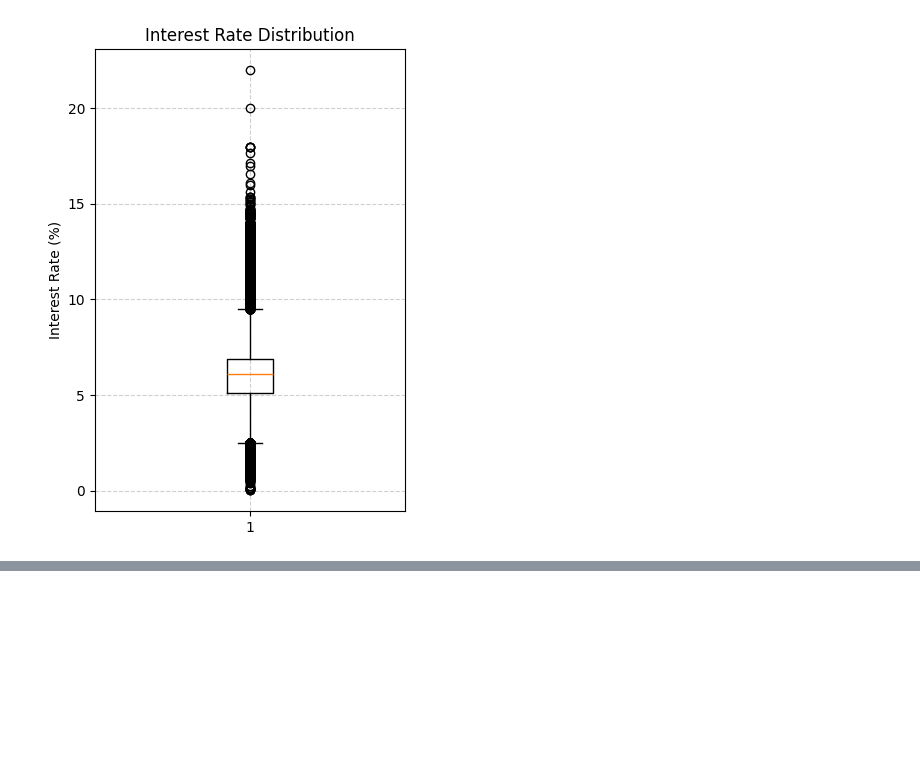
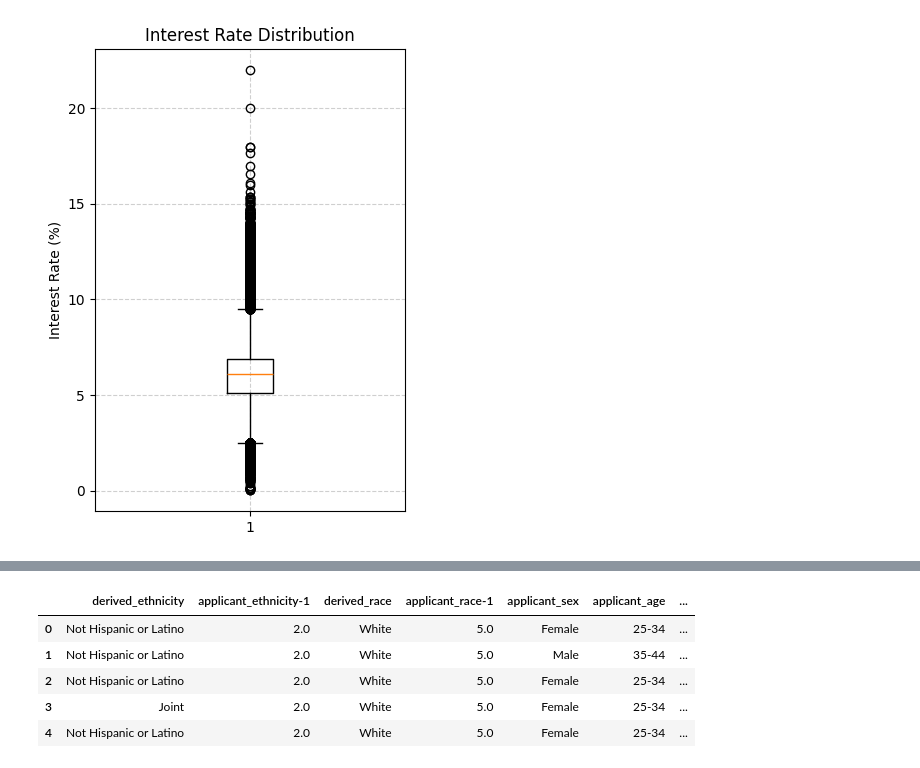
Before and after one commit to wilsonkchung/HMDA-nationwide-sociodemographic-disparities-in-mortgage-interest-rates, a Jupyter notebook: Step3/3A_advanced_EDA.ipynb, the cells around one changed output, grey strips where cells are left out. Drawn from its saved outputs; the diff is of its cells as text; code cells hidden in the pictures; blank space fills up the shorter version.

```diff
--- a/Step3/3A_advanced_EDA.ipynb
+++ b/Step3/3A_advanced_EDA.ipynb
@@ -73,0 +93,21 @@ plt.show()
+# %%
+df = df[
+    ["derived_ethnicity", "applicant_ethnicity-1",
+     "derived_race", "applicant_race-1",
+     "applicant_sex",
+     "applicant_age",
+     "income",
+     "loan_to_value_ratio", "debt_to_income_ratio",
+     "loan_amount", "property_value",
+     "interest_rate"
+    ]
+]
+# %%
+df.head()
+# %% [output]
+|  | derived_ethnicity | applicant_ethnicity-1 | derived_race | applicant_race-1 | applicant_sex | applicant_age | ... |
+| 0 | Not Hispanic or Latino | 2.0 | White | 5.0 | Female | 25-34 | ... |
+| 1 | Not Hispanic or Latino | 2.0 | White | 5.0 | Male | 35-44 | ... |
+| 2 | Not Hispanic or Latino | 2.0 | White | 5.0 | Female | 25-34 | ... |
+| 3 | Joint | 2.0 | White | 5.0 | Female | 25-34 | ... |
+| 4 | Not Hispanic or Latino | 2.0 | White | 5.0 | Female | 25-34 | ... |
```
Also changed, not shown: parts of 42 cells of this notebook.
